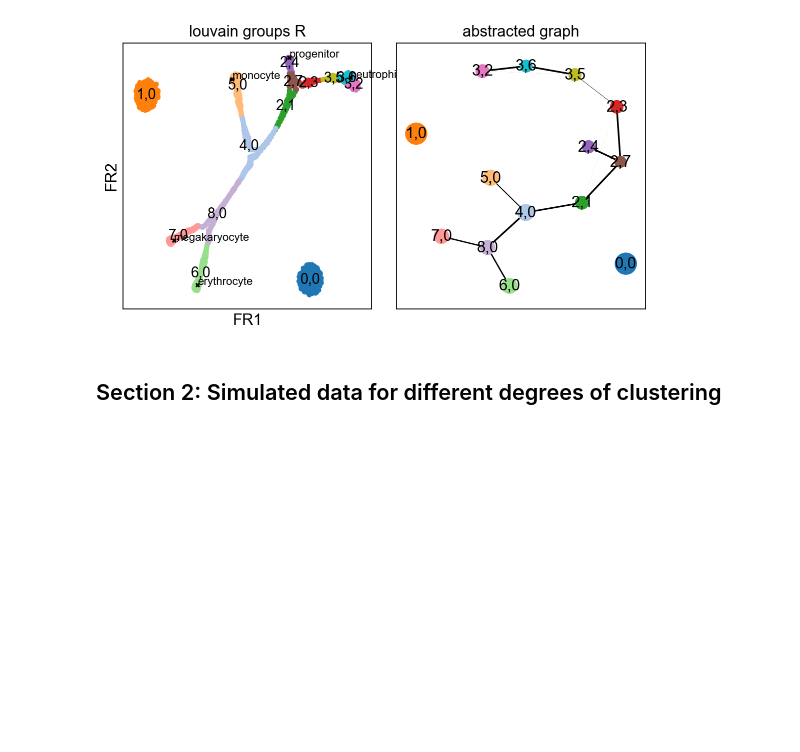
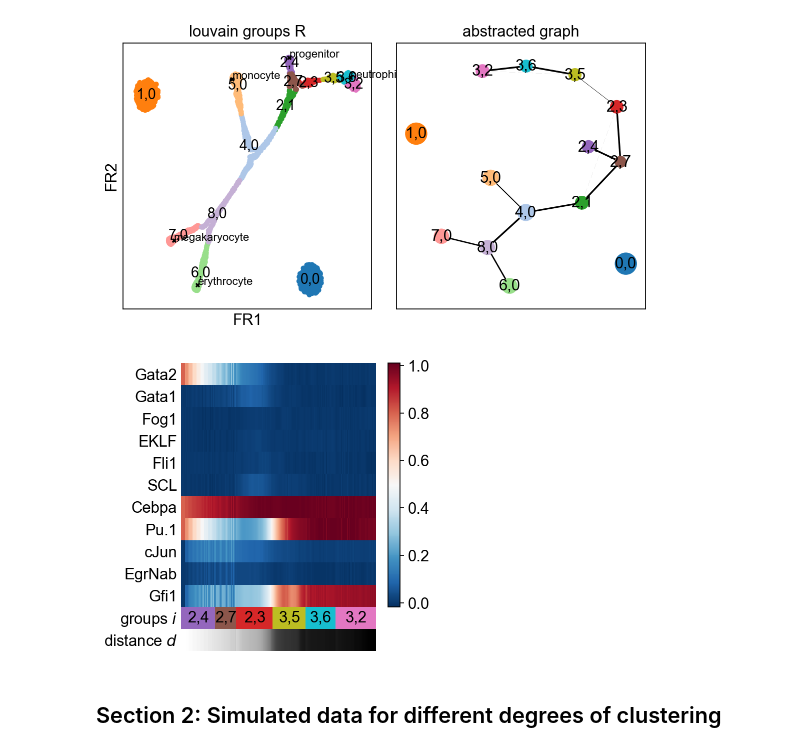
Before and after one commit to theislab/graph_abstraction, a Jupyter notebook: minimal_examples/minimal_examples.ipynb, the cells around one changed output. Drawn from its saved outputs; the diff is of its cells as text; code cells hidden in the pictures; blank space fills up the shorter version.

```diff
--- a/minimal_examples/minimal_examples.ipynb
+++ b/minimal_examples/minimal_examples.ipynb
@@ -205,6 +202,11 @@ axs = sc.pl.aga(adata, basis='draw_graph_fr', save='_coarse_R', ext='svg')
 # %% [output]
 saving figure to file ./figures/aga_coarse_R.svg
 [figure]
+# %%
+ax = sc.pl.aga_path(adata, nodes=['2,4', '2,7', '2,3', '3,5', '3,6', '3,2'],
+                    variables=adata.var_names)
+# %% [output]
+[figure, added]
 # %% [markdown]
 ## Section 2: Simulated data for different degrees of clustering <a id="data2"></a>
 # %% [markdown]
```
Also changed, not shown: parts of 12 cells of this notebook, 3 other files.
